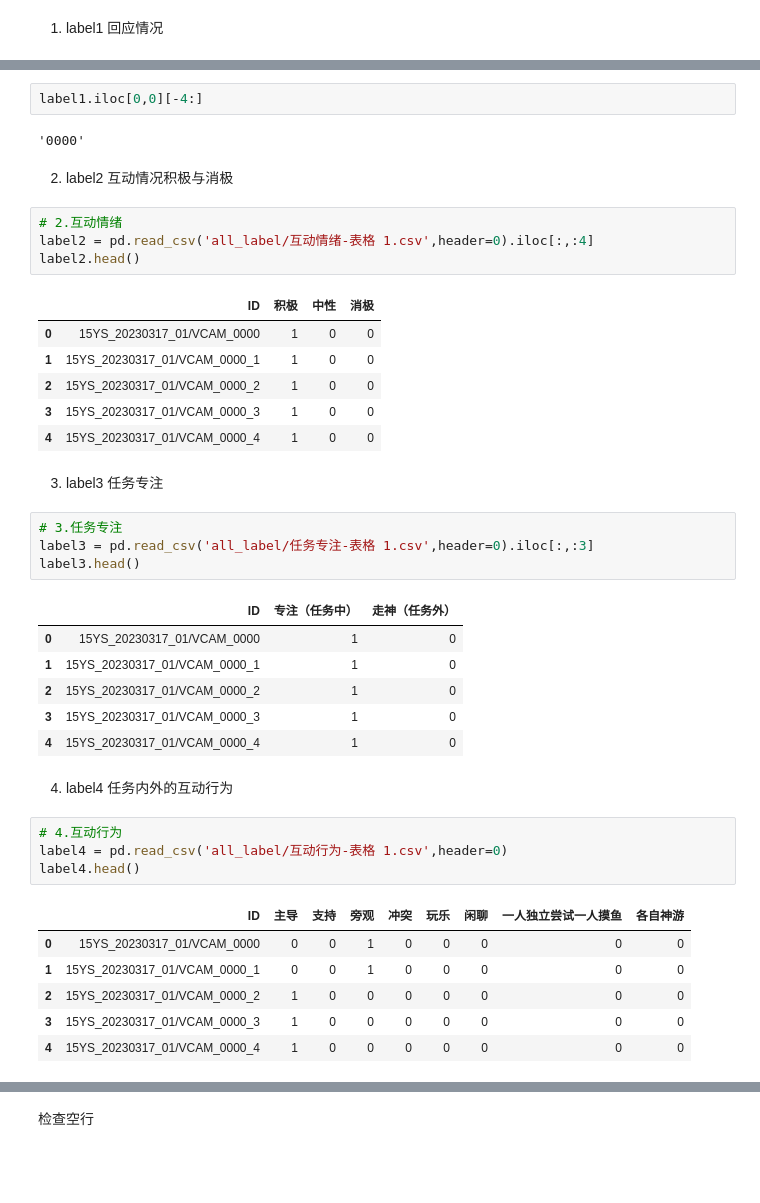
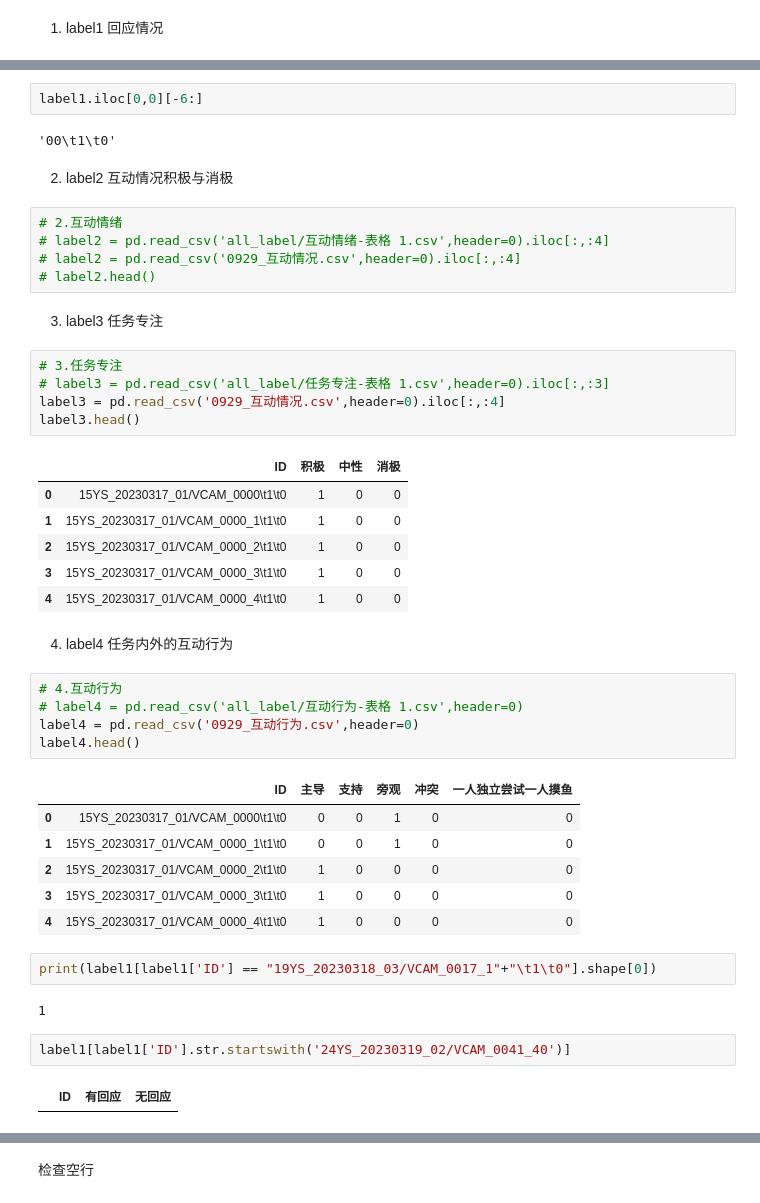
Before and after one commit to AnsonLo11/siblingsDatasetBaseline, a Jupyter notebook: data_preprocess.ipynb, the cells around one changed output, grey strips where cells are left out. Cells and saved outputs as stored; diff of their text form; blank space fills up the shorter version.

```diff
--- a/data_preprocess.ipynb
+++ b/data_preprocess.ipynb
@@ -37,46 +38,50 @@ label1.shape
 # %%
-label1.iloc[0,0][-4:]
+label1.iloc[0,0][-6:]
 # %% [output]
-'0000'
+'00\t1\t0'
 # %% [markdown]
 2. label2 互动情况积极与消极
 # %%
 # 2.互动情绪
-label2 = pd.read_csv('all_label/互动情绪-表格 1.csv',header=0).iloc[:,:4]
-label2.head()
+# label2 = pd.read_csv('all_label/互动情绪-表格 1.csv',header=0).iloc[:,:4]
+# label2 = pd.read_csv('0929_互动情况.csv',header=0).iloc[:,:4]
+# label2.head()
-# %% [output]
-|  | ID | 积极 | 中性 | 消极 |
-| 0 | 15YS_20230317_01/VCAM_0000 | 1 | 0 | 0 |
-| 1 | 15YS_20230317_01/VCAM_0000_1 | 1 | 0 | 0 |
-| 2 | 15YS_20230317_01/VCAM_0000_2 | 1 | 0 | 0 |
-| 3 | 15YS_20230317_01/VCAM_0000_3 | 1 | 0 | 0 |
-| 4 | 15YS_20230317_01/VCAM_0000_4 | 1 | 0 | 0 |
 # %% [markdown]
 3. label3 任务专注
 # %%
 # 3.任务专注
-label3 = pd.read_csv('all_label/任务专注-表格 1.csv',header=0).iloc[:,:3]
+# label3 = pd.read_csv('all_label/任务专注-表格 1.csv',header=0).iloc[:,:3]
+label3 = pd.read_csv('0929_互动情况.csv',header=0).iloc[:,:4]
 label3.head()
 # %% [output]
-|  | ID | 专注（任务中） | 走神（任务外） |
-| 0 | 15YS_20230317_01/VCAM_0000 | 1 | 0 |
-| 1 | 15YS_20230317_01/VCAM_0000_1 | 1 | 0 |
-| 2 | 15YS_20230317_01/VCAM_0000_2 | 1 | 0 |
-| 3 | 15YS_20230317_01/VCAM_0000_3 | 1 | 0 |
-| 4 | 15YS_20230317_01/VCAM_0000_4 | 1 | 0 |
+|  | ID | 积极 | 中性 | 消极 |
+| 0 | 15YS_20230317_01/VCAM_0000\t1\t0 | 1 | 0 | 0 |
+| 1 | 15YS_20230317_01/VCAM_0000_1\t1\t0 | 1 | 0 | 0 |
+| 2 | 15YS_20230317_01/VCAM_0000_2\t1\t0 | 1 | 0 | 0 |
+| 3 | 15YS_20230317_01/VCAM_0000_3\t1\t0 | 1 | 0 | 0 |
+| 4 | 15YS_20230317_01/VCAM_0000_4\t1\t0 | 1 | 0 | 0 |
 # %% [markdown]
 4. label4 任务内外的互动行为
 # %%
 # 4.互动行为
-label4 = pd.read_csv('all_label/互动行为-表格 1.csv',header=0)
+# label4 = pd.read_csv('all_label/互动行为-表格 1.csv',header=0)
+label4 = pd.read_csv('0929_互动行为.csv',header=0)
 label4.head()
 # %% [output]
-|  | ID | 主导 | 支持 | 旁观 | 冲突 | 玩乐 | 闲聊 | 一人独立尝试一人摸鱼 | 各自神游 |
-| 0 | 15YS_20230317_01/VCAM_0000 | 0 | 0 | 1 | 0 | 0 | 0 | 0 | 0 |
-| 1 | 15YS_20230317_01/VCAM_0000_1 | 0 | 0 | 1 | 0 | 0 | 0 | 0 | 0 |
-| 2 | 15YS_20230317_01/VCAM_0000_2 | 1 | 0 | 0 | 0 | 0 | 0 | 0 | 0 |
-| 3 | 15YS_20230317_01/VCAM_0000_3 | 1 | 0 | 0 | 0 | 0 | 0 | 0 | 0 |
-| 4 | 15YS_20230317_01/VCAM_0000_4 | 1 | 0 | 0 | 0 | 0 | 0 | 0 | 0 |
+|  | ID | 主导 | 支持 | 旁观 | 冲突 | 一人独立尝试一人摸鱼 |
+| 0 | 15YS_20230317_01/VCAM_0000\t1\t0 | 0 | 0 | 1 | 0 | 0 |
+| 1 | 15YS_20230317_01/VCAM_0000_1\t1\t0 | 0 | 0 | 1 | 0 | 0 |
+| 2 | 15YS_20230317_01/VCAM_0000_2\t1\t0 | 1 | 0 | 0 | 0 | 0 |
+| 3 | 15YS_20230317_01/VCAM_0000_3\t1\t0 | 1 | 0 | 0 | 0 | 0 |
+| 4 | 15YS_20230317_01/VCAM_0000_4\t1\t0 | 1 | 0 | 0 | 0 | 0 |
+# %%
+print(label1[label1['ID'] == "19YS_20230318_03/VCAM_0017_1"+"\t1\t0"].shape[0])
+# %% [output]
+1
+# %%
+label1[label1['ID'].str.startswith('24YS_20230319_02/VCAM_0041_40')]
+# %% [output]
+|  | ID | 有回应 | 无回应 |
 # %%
 # missing features
 
```
Also changed, not shown: parts of 12 cells of this notebook, 1 other file.
